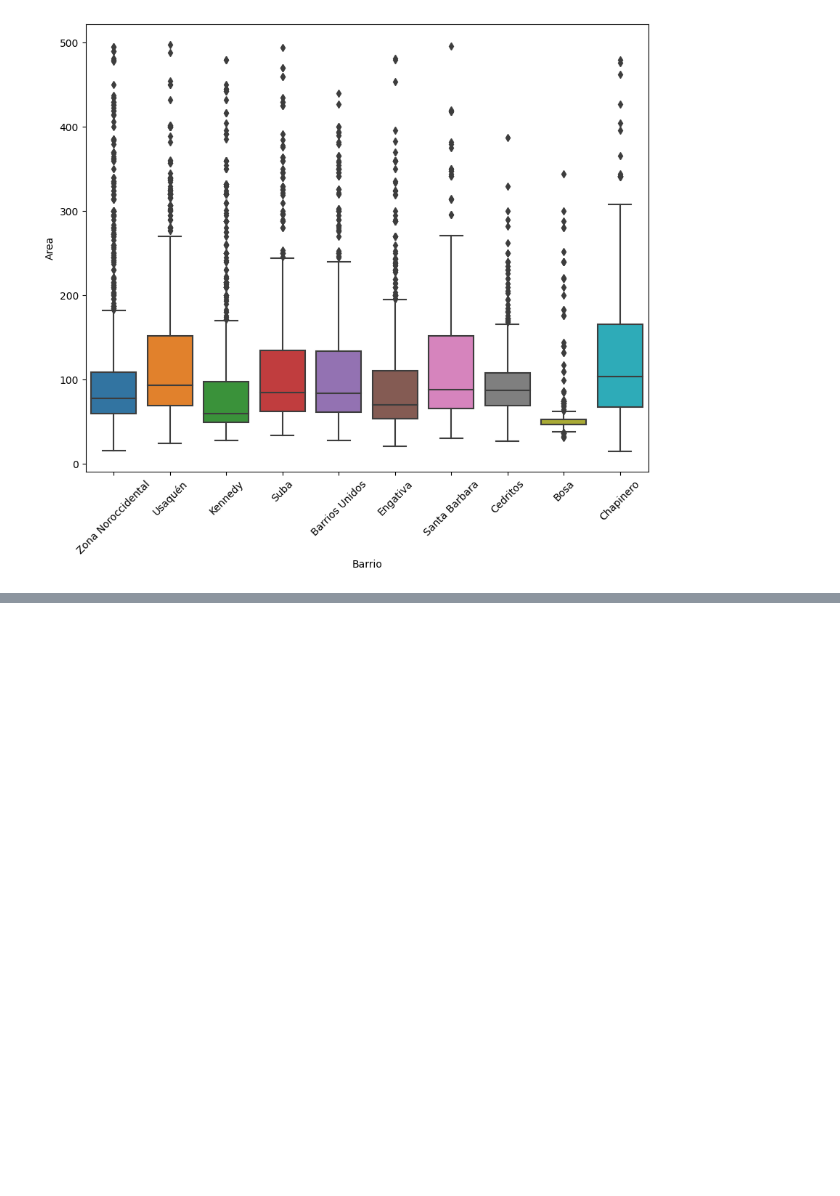
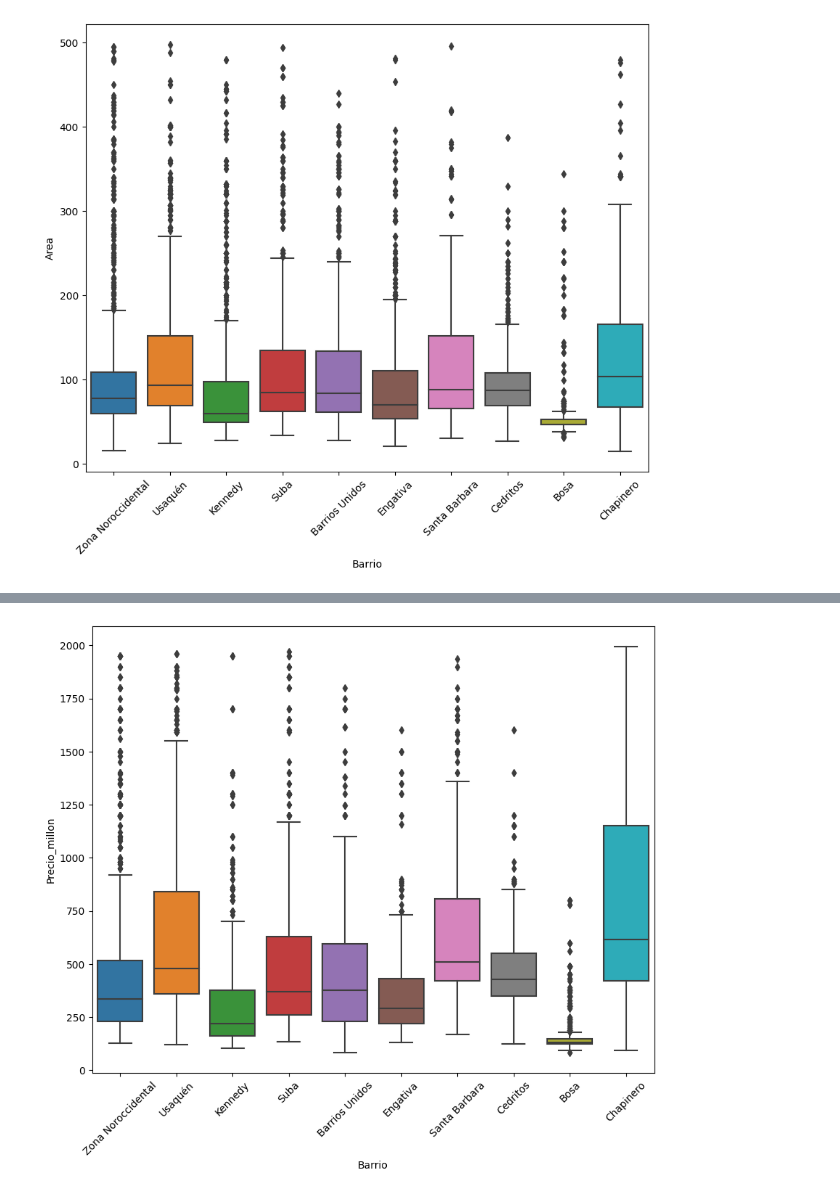
Before and after one commit to FEILXD/primera_base_datos, a Jupyter notebook: inmercion_de_datos_aula_0_1.ipynb, the cells around one changed output, grey strips where cells are left out. Cells and saved outputs as stored; diff of their text form; code cells hidden in the pictures; blank space fills up the shorter version.

```diff
--- a/inmercion_de_datos_aula_0_1.ipynb
+++ b/inmercion_de_datos_aula_0_1.ipynb
@@ -489,0 +486,7 @@ UndefinedVariableError: ignored
+# %%
+plt.figure(figsize=(10,8))
+ax = sns.boxplot(x="Barrio", y="Precio_millon" , data = inmueble.query("Barrio in @top_barrio & Precio_millon < 2000 "))
+ax.tick_params(axis="x", rotation=45)
+plt.show()
+# %% [output]
+[figure, added]
```
Also changed, not shown: parts of 1 cell of this notebook.
